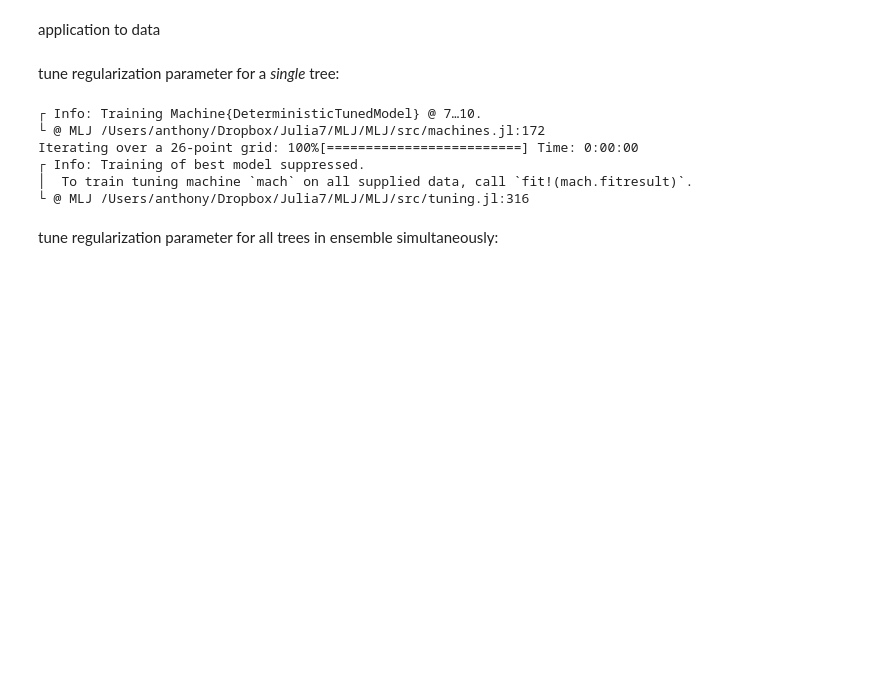
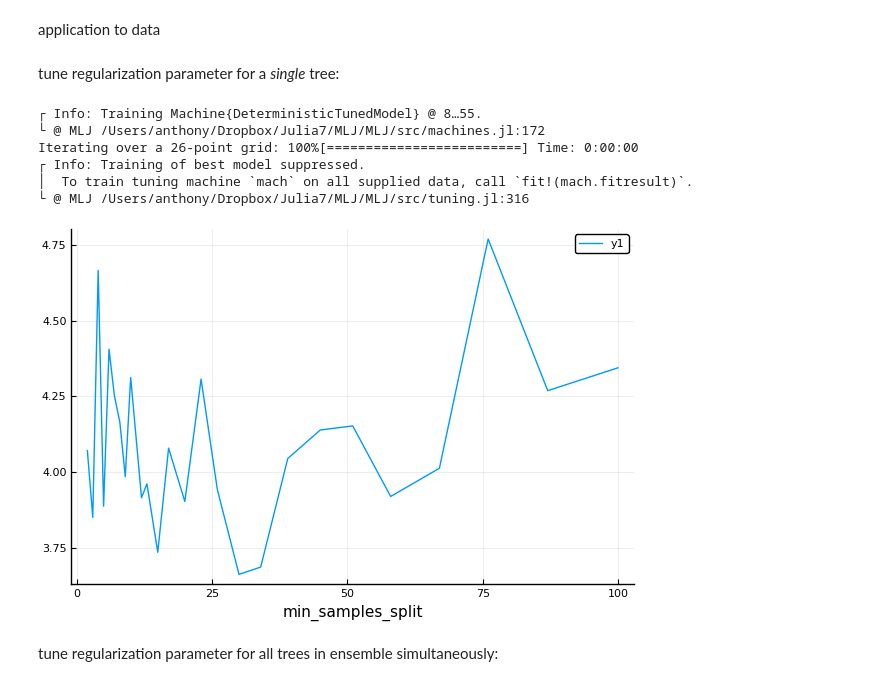
Before and after one commit to ablaom/Stacking, a Jupyter notebook: ensemble.ipynb, the cells around one changed output. Cells and saved outputs as stored; diff of their text form; code cells hidden in the pictures; blank space fills up the shorter version.

```diff
--- a/ensemble.ipynb
+++ b/ensemble.ipynb
@@ -50,25 +50,25 @@ tune regularization parameter for a *single* tree:
 # %%
 r = range(atom,
           :min_samples_split,
           lower=2,
           upper=100, scale=:log)
 
 mach = machine(atom, X, y)
 
 curve = learning_curve!(mach,
                         range=r,
                         measure=mav,
                         resampling=CV(nfolds=9))
 
 plot(curve.parameter_values, curve.measurements, xlab=curve.parameter_name)
-savefig("atom.png")
 # %% [output]
-┌ Info: Training Machine{DeterministicTunedModel} @ 7…10.
+┌ Info: Training Machine{DeterministicTunedModel} @ 8…55.
 └ @ MLJ /Users/anthony/Dropbox/Julia7/MLJ/MLJ/src/machines.jl:172
 Iterating over a 26-point grid: 100%[=========================] Time: 0:00:00
 ┌ Info: Training of best model suppressed.
 │  To train tuning machine `mach` on all supplied data, call `fit!(mach.fitresult)`.
 └ @ MLJ /Users/anthony/Dropbox/Julia7/MLJ/MLJ/src/tuning.jl:316
+[figure, added]
 # %% [markdown]
 tune regularization parameter for all trees in ensemble simultaneously:
 # %%
```
Also changed, not shown: parts of 3 cells of this notebook, 1 other file.
